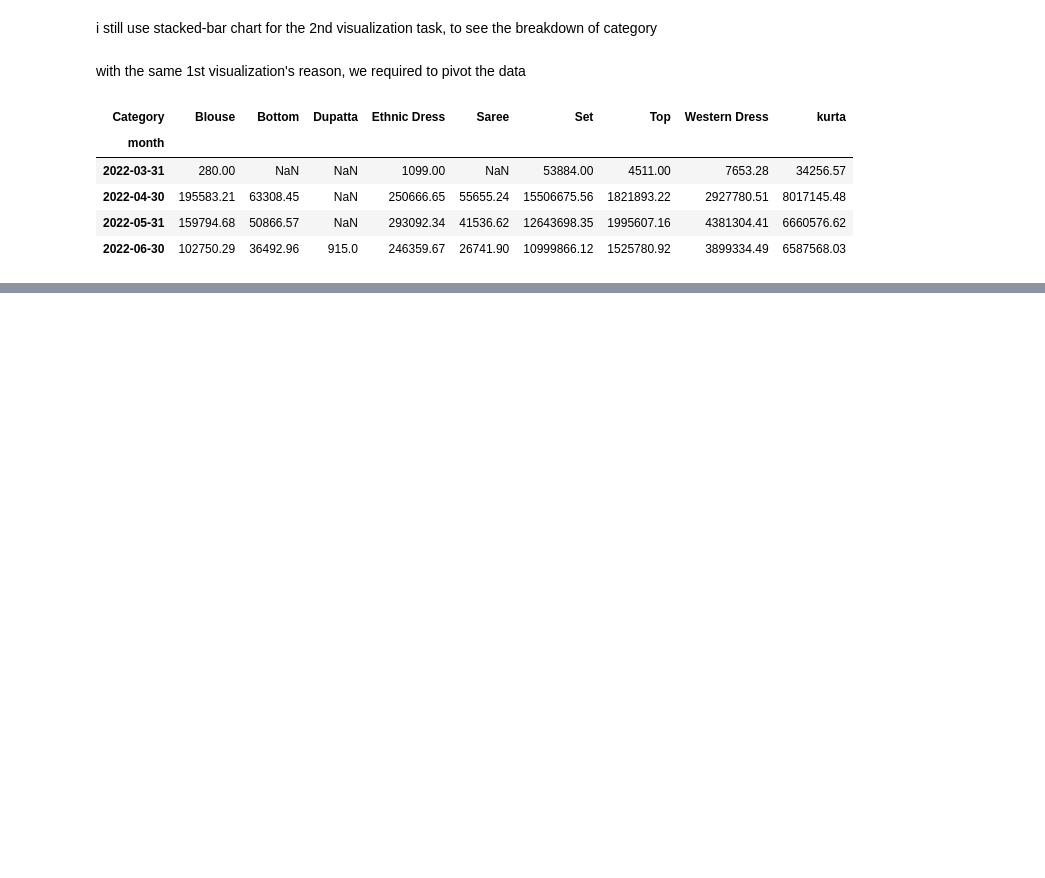
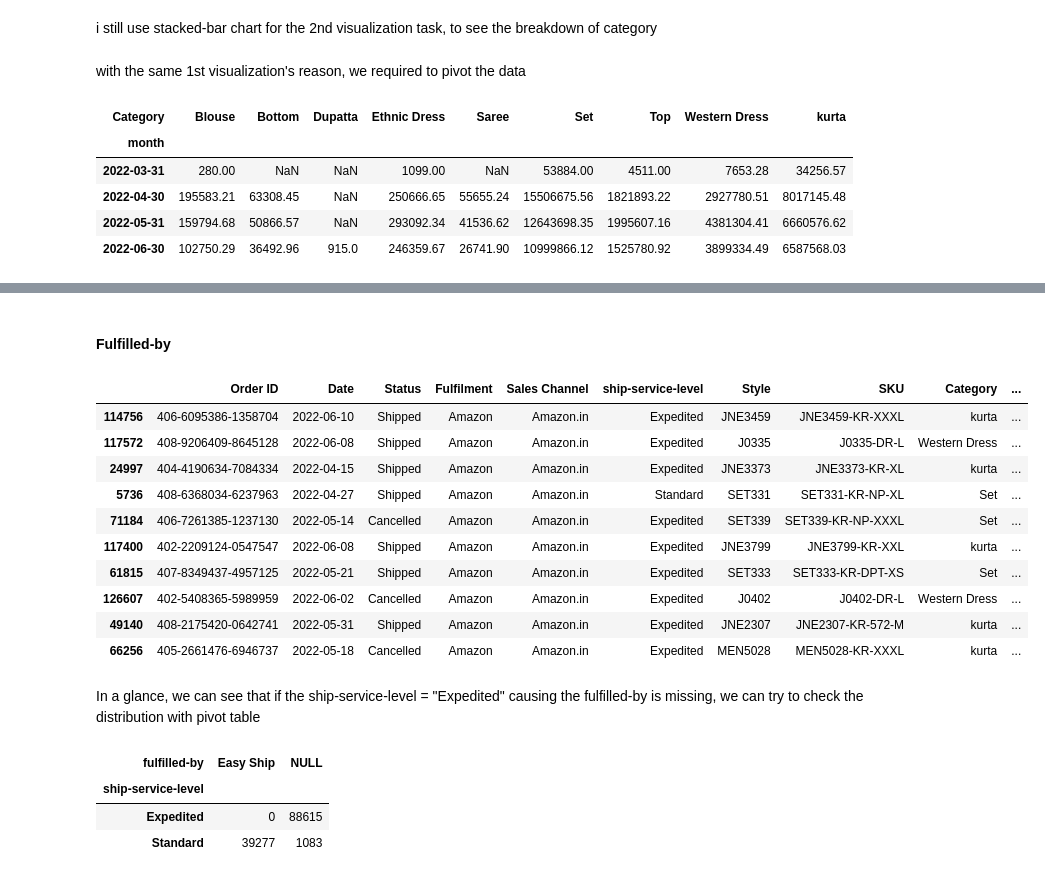
Before and after one commit to siaaldo/verihubs_tech_test, a Jupyter notebook: visualization_and_findings.ipynb, the cells around one changed output, grey strips where cells are left out. Saved outputs shown, nothing was run; the diff lists cells and outputs as text; code cells hidden in the pictures; blank space fills up the shorter version.

```diff
--- a/visualization_and_findings.ipynb
+++ b/visualization_and_findings.ipynb
@@ -147,0 +239,34 @@ Based on total revenue we can easily tell April is the most profitable month in
+# %% [markdown]
+#### Fulfilled-by
+# %%
+# take 10 sample of rows where 'fulfilled-by' is null
+
+df_raw[df_raw['fulfilled-by'].isnull()].sample(n=10)
+# %% [output]
+|  | Order ID | Date | Status | Fulfilment | Sales Channel | ship-service-level | Style | SKU | Category | ... |
+| 114756 | 406-6095386-1358704 | 2022-06-10 | Shipped | Amazon | Amazon.in | Expedited | JNE3459 | JNE3459-KR-XXXL | kurta | ... |
+| 117572 | 408-9206409-8645128 | 2022-06-08 | Shipped | Amazon | Amazon.in | Expedited | J0335 | J0335-DR-L | Western Dress | ... |
+| 24997 | 404-4190634-7084334 | 2022-04-15 | Shipped | Amazon | Amazon.in | Expedited | JNE3373 | JNE3373-KR-XL | kurta | ... |
+| 5736 | 408-6368034-6237963 | 2022-04-27 | Shipped | Amazon | Amazon.in | Standard | SET331 | SET331-KR-NP-XL | Set | ... |
+| 71184 | 406-7261385-1237130 | 2022-05-14 | Cancelled | Amazon | Amazon.in | Expedited | SET339 | SET339-KR-NP-XXXL | Set | ... |
+| 117400 | 402-2209124-0547547 | 2022-06-08 | Shipped | Amazon | Amazon.in | Expedited | JNE3799 | JNE3799-KR-XXL | kurta | ... |
+| 61815 | 407-8349437-4957125 | 2022-05-21 | Shipped | Amazon | Amazon.in | Expedited | SET333 | SET333-KR-DPT-XS | Set | ... |
+| 126607 | 402-5408365-5989959 | 2022-06-02 | Cancelled | Amazon | Amazon.in | Expedited | J0402 | J0402-DR-L | Western Dress | ... |
+| 49140 | 408-2175420-0642741 | 2022-05-31 | Shipped | Amazon | Amazon.in | Expedited | JNE2307 | JNE2307-KR-572-M | kurta | ... |
+| 66256 | 405-2661476-6946737 | 2022-05-18 | Cancelled | Amazon | Amazon.in | Expedited | MEN5028 | MEN5028-KR-XXXL | kurta | ... |
+# %% [markdown]
+In a glance, we can see that if the ship-service-level = "Expedited" causing the fulfilled-by is missing, we can try to check the distribution with pivot table
+# %%
+# pivot table to check the distribution of 'fulfilled-by' against 'ship-service-level'
+
+df_raw.pivot_table(
+    index='ship-service-level',
+    columns=df_raw['fulfilled-by'].fillna('NULL'),
+    aggfunc='size',
+    fill_value=0
+)
+# %% [output]
+| fulfilled-by | Easy Ship | NULL |
+| ship-service-level |  |  |
+| Expedited | 0 | 88615 |
+| Standard | 39277 | 1083 |
```
Also changed, not shown: parts of 62 cells of this notebook.
